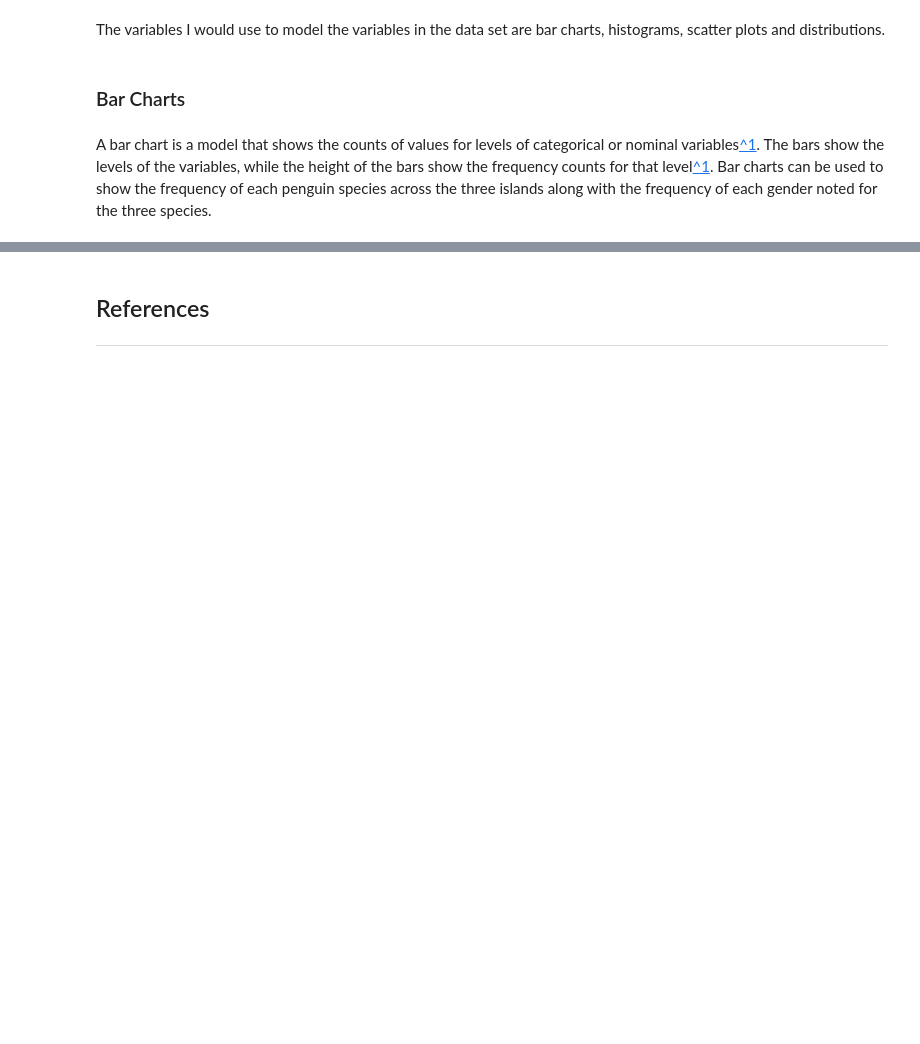
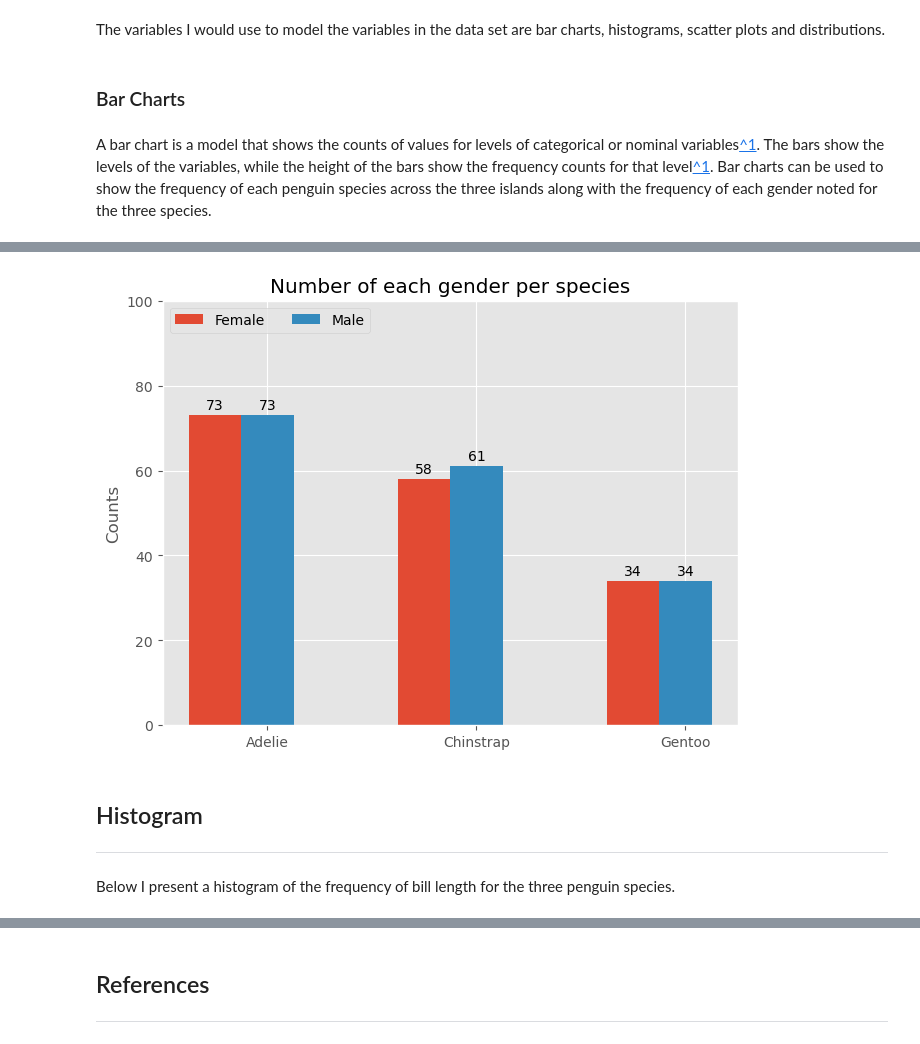
Before and after one commit to Sxnds01/myprojectpda, a Jupyter notebook: penguins.ipynb, the cells around one changed output, grey strips where cells are left out. Saved outputs shown, nothing was run; the diff lists cells and outputs as text; code cells hidden in the pictures; blank space fills up the shorter version.

```diff
--- a/penguins.ipynb
+++ b/penguins.ipynb
@@ -73,0 +133,34 @@ A bar chart is a model that shows the counts of values for levels of categorical
+# %%
+species = ("Adelie", "Chinstrap", "Gentoo")
+sex = {
+    'Female': (73, 58, 34),
+    'Male': (73, 61, 34)
+}
+
+x = np.arange(len(species))  # the label locations
+width = 0.25  # the width of the bars
+multiplier = 0
+
+fig, ax = plt.subplots(layout='constrained')
+
+for attribute, measurement in sex.items():
+    offset = width * multiplier
+    rects = ax.bar(x + offset, measurement, width, label=attribute)
+    ax.bar_label(rects, padding=2)
+    multiplier += 1
+
+# Add some text for labels, title and custom x-axis tick labels, etc.
+ax.set_ylabel('Counts')
+ax.set_title('Number of each gender per species')
+ax.set_xticks(x + width, species)
+ax.legend(loc='upper left', ncols=2)
+ax.set_ylim(0, 100)
+
+plt.show()
+# %% [output]
+[figure, added]
+# %% [markdown]
+## Histogram
+---
+# %% [markdown]
+Below I present a histogram of the frequency of bill length for the three penguin species.
```
Also changed, not shown: parts of 19 cells of this notebook.
